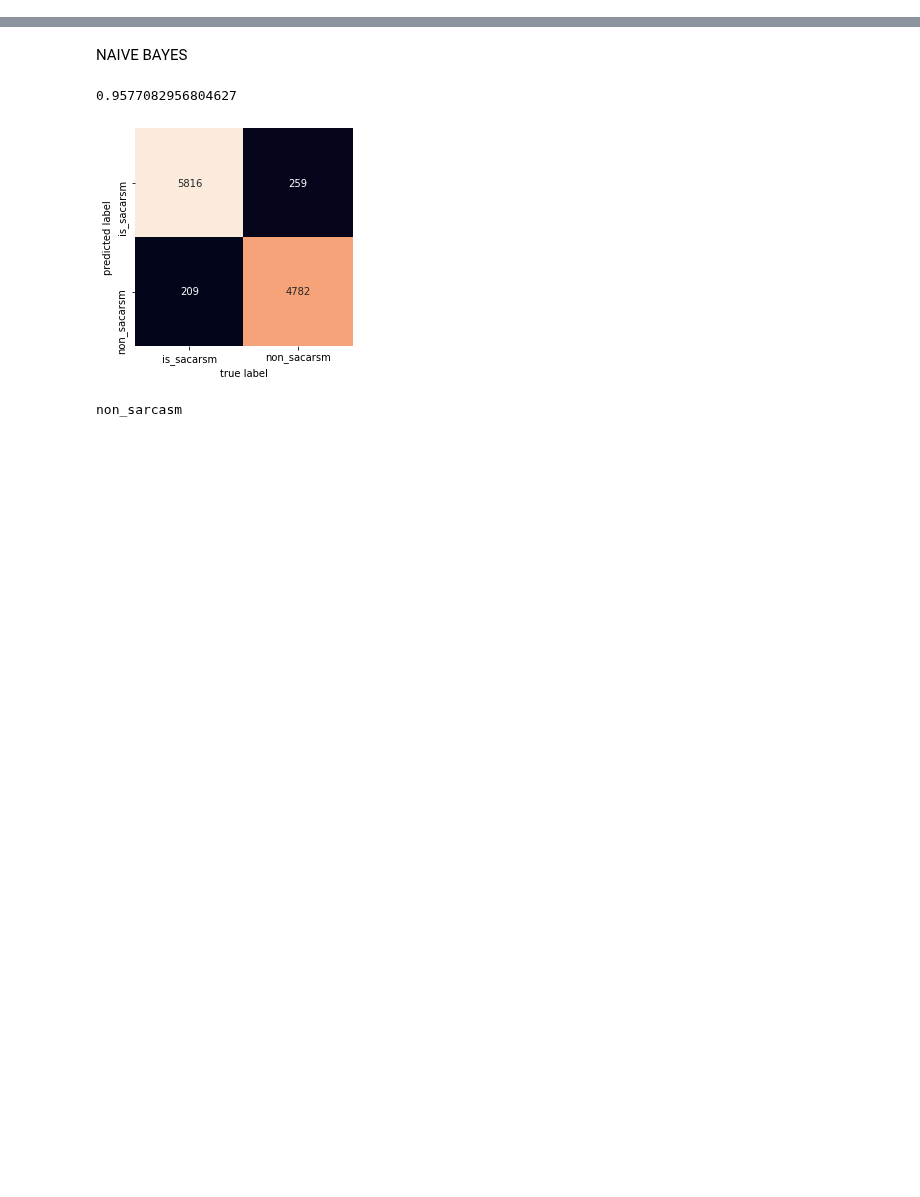
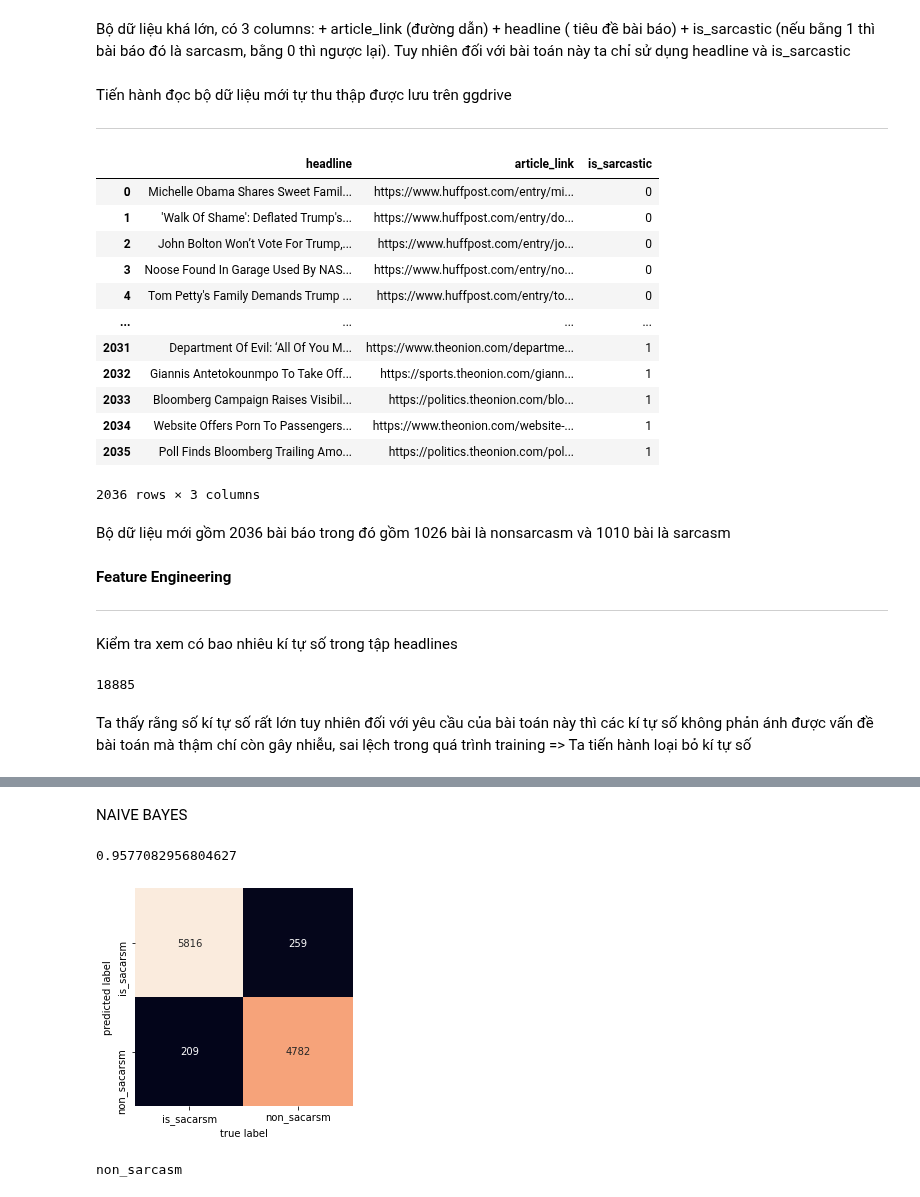
Before and after one commit to lephuocdat2000/-CS114.K21-, a Jupyter notebook: sacarsmdetection.ipynb, the cells around one changed output, grey strips where cells are left out. Cells and saved outputs as stored; diff of their text form; code cells hidden in the pictures; blank space fills up the shorter version.

```diff
--- a/sacarsmdetection.ipynb
+++ b/sacarsmdetection.ipynb
@@ -40,0 +84,45 @@ split data 80% training set and 20% test set
+# %% [markdown]
+Bộ dữ liệu khá lớn, có 3 columns: + article_link (đường dẫn)
+                                  + headline ( tiêu đề bài báo)
+                                  + is_sarcastic (nếu bằng 1 thì bài báo đó là sarcasm, bằng 0 thì ngược lại).
+Tuy nhiên đối với bài toán này ta chỉ sử dụng headline và is_sarcastic
+# %% [markdown]
+Tiến hành đọc bộ dữ liệu mới tự thu thập được lưu trên ggdrive
+
+---
+# %%
+collected_data=pd.read_excel('/content/drive/My Drive/SarcasmDetection/newdataset.xlsx')
+collected_data
+# %% [output]
+|  | headline | article_link | is_sarcastic |
+| 0 | Michelle Obama Shares Sweet Famil... | https://www.huffpost.com/entry/mi... | 0 |
+| 1 | 'Walk Of Shame': Deflated Trump's... | https://www.huffpost.com/entry/do... | 0 |
+| 2 | John Bolton Won’t Vote For Trump,... | https://www.huffpost.com/entry/jo... | 0 |
+| 3 | Noose Found In Garage Used By NAS... | https://www.huffpost.com/entry/no... | 0 |
+| 4 | Tom Petty's Family Demands Trump ... | https://www.huffpost.com/entry/to... | 0 |
+| ... | ... | ... | ... |
+| 2031 | Department Of Evil: ‘All Of You M... | https://www.theonion.com/departme... | 1 |
+| 2032 | Giannis Antetokounmpo To Take Off... | https://sports.theonion.com/giann... | 1 |
+| 2033 | Bloomberg Campaign Raises Visibil... | https://politics.theonion.com/blo... | 1 |
+| 2034 | Website Offers Porn To Passengers... | https://www.theonion.com/website-... | 1 |
+| 2035 | Poll Finds Bloomberg Trailing Amo... | https://politics.theonion.com/pol... | 1 |
+2036 rows × 3 columns
+# %% [markdown]
+Bộ dữ liệu mới gồm 2036 bài báo trong đó gồm 1026 bài là nonsarcasm và 1010 bài là sarcasm
+# %% [markdown]
+**Feature Engineering**
+
+---
+# %% [markdown]
+Kiểm tra xem có bao nhiêu kí tự số trong tập headlines
+# %%
+numbers=0
+c=''
+for x in data['headline']:
+   for c in x:
+      if (c.isdigit()==True): numbers+=1
+numbers
+# %% [output]
+18885
+# %% [markdown]
+Ta thấy rằng số kí tự số rất lớn tuy nhiên đối với yêu cầu của bài toán này thì các kí tự số không phản ánh được vấn đề bài toán mà thậm chí còn gây nhiễu, sai lệch trong quá trình training => Ta tiến hành loại bỏ kí tự số
```
Also changed, not shown: parts of 23 cells of this notebook.
